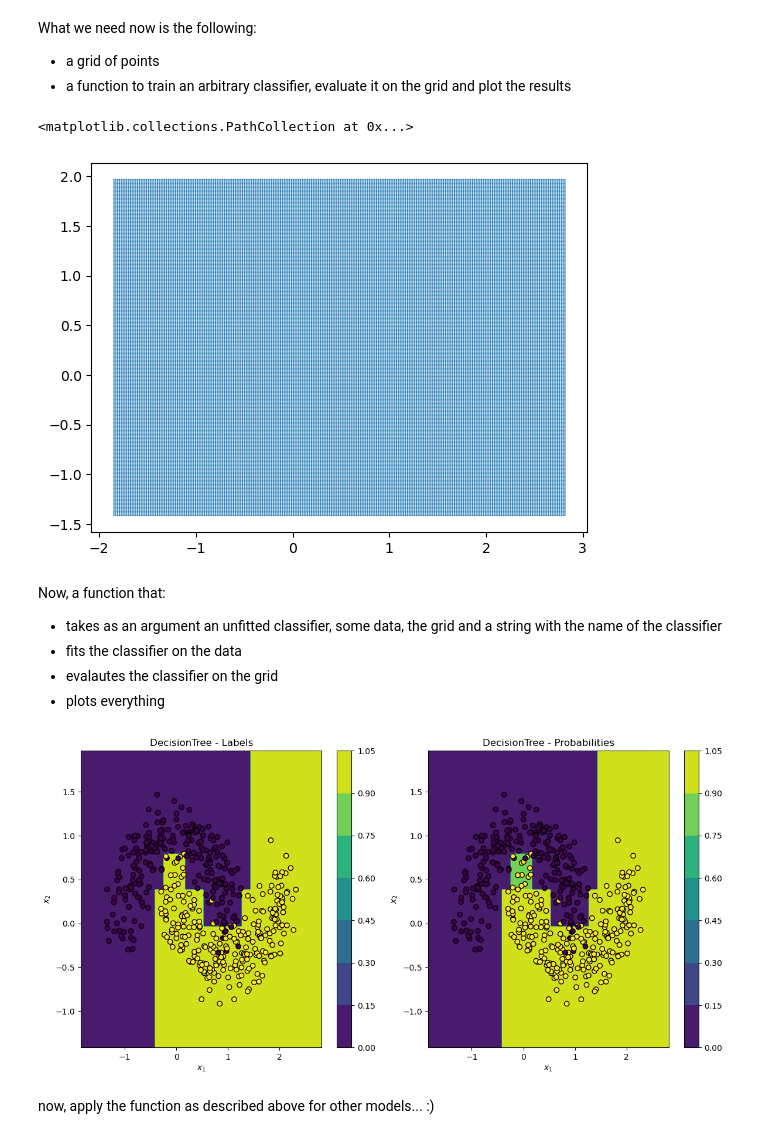
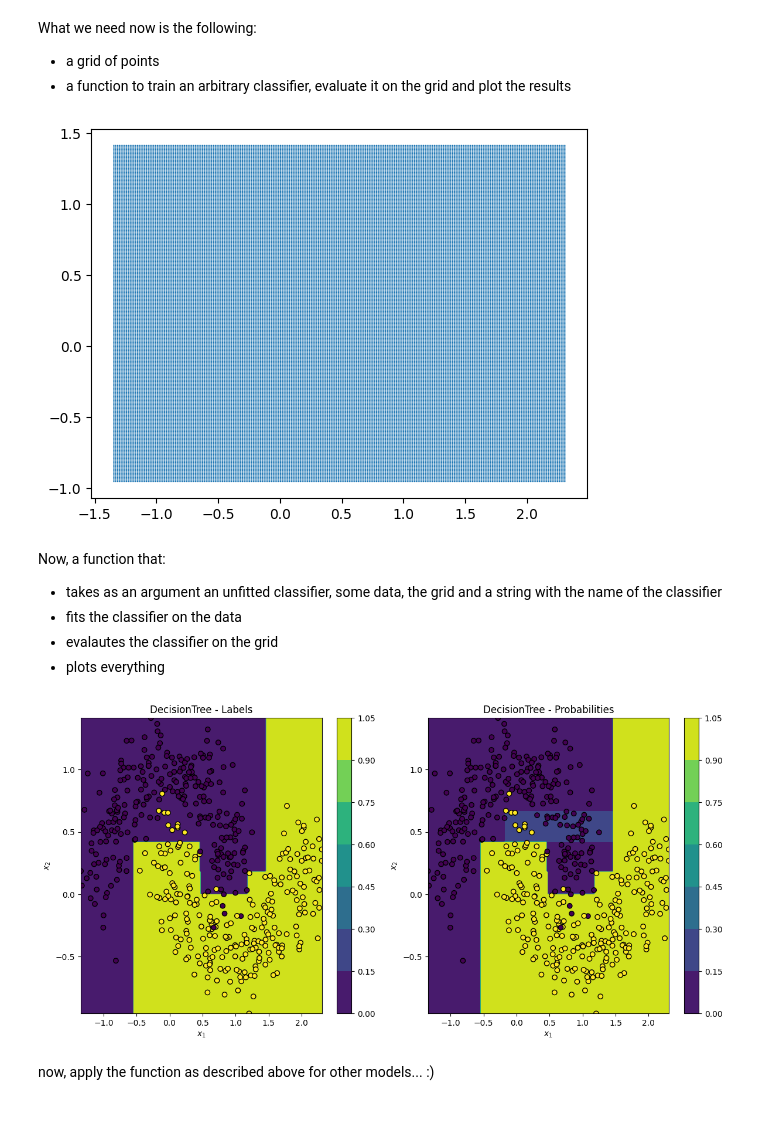
Before and after one commit to FritNik/MasterKL, a Jupyter notebook: Mathematical Methods of AI/Exercises/HandsOn06 SVMDT Feature Importance/3_decision_boundaries.ipynb, the cells around one changed output. Drawn from its saved outputs; the diff is of its cells as text; code cells hidden in the pictures.

```diff
--- a/Mathematical Methods of AI/Exercises/HandsOn06 SVMDT Feature Importance/3_decision_boundaries.ipynb
+++ b/Mathematical Methods of AI/Exercises/HandsOn06 SVMDT Feature Importance/3_decision_boundaries.ipynb
@@ -23,21 +23,24 @@ What we need now is the following:
 # %%
 # Choose a resolution – higher = smoother but slower
 grid_size = 250
 
 # Compute min/max of each dimension (with a small margin)
-x_min, x_max = 0,1
-y_min, y_max = 0,1
+x_min, x_max = X[:,0].min(), X[:,0].max()
+y_min, y_max = X[:,1].min(), X[:,1].max()
 
 # Create meshgrid using np.meshgrid function (use linspace to create vectors)
-xx, yy = np.meshgrid(...)
+xx, yy = np.meshgrid(
+    np.linspace(x_min, x_max, grid_size),
+    np.linspace(y_min, y_max, grid_size)
+)
 
 # Create a matrix of grid points "similar to the data" by stacking the flattened outputs of meshgrid
-grid_points =...
+grid_points = np.column_stack([xx.ravel(), yy.ravel()])
 
-plt.scatter(grid_points[:,0], grid_points[:,1], s=1, edgecolor="none")
+plt.scatter(grid_points[:, 0], grid_points[:, 1], s=1, edgecolor="none")
+plt.show()
 # %% [output]
-<matplotlib.collections.PathCollection at 0x...>
-[figure, old version]
+[figure, new version]
 # %% [markdown]
 Now, a function that:
 - takes as an argument an unfitted classifier, some data, the grid and a string with the name of the classifier
@@ -78,6 +81,6 @@ decision_boundary(
     X,y,"DecisionTree"
 )
 # %% [output]
-[figure, old version]
+[figure, new version]
 # %% [markdown]
 now, apply the function as described above for other models... :)
```
Also changed, not shown: parts of 6 cells of this notebook, 4 other files.
